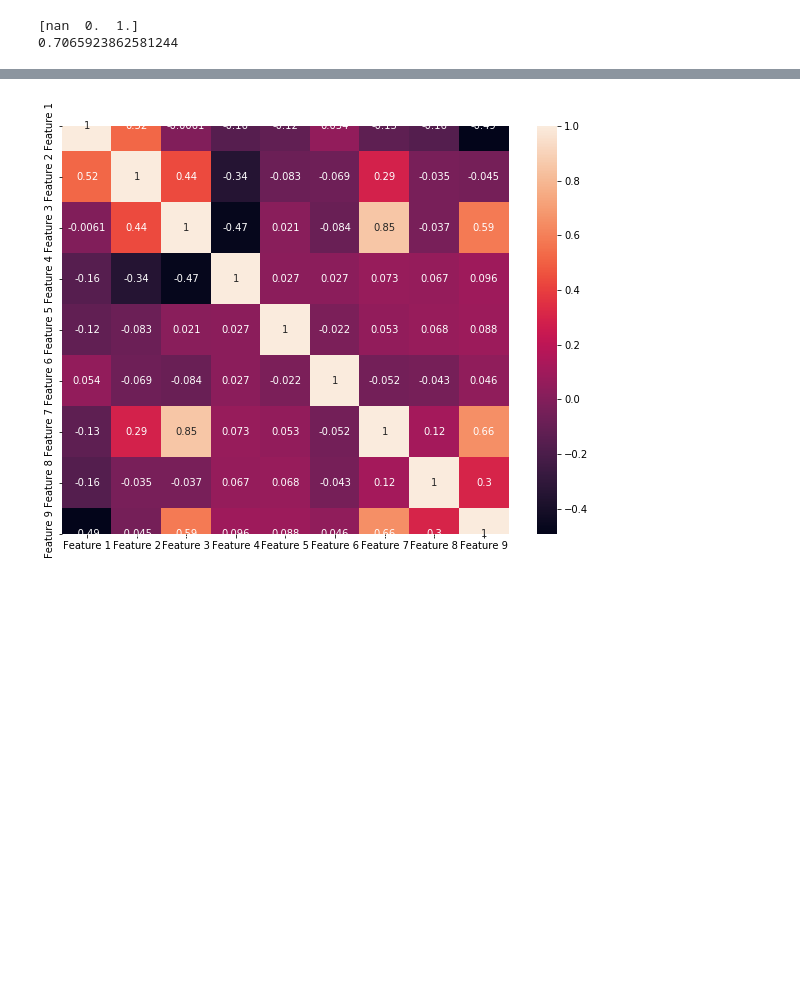
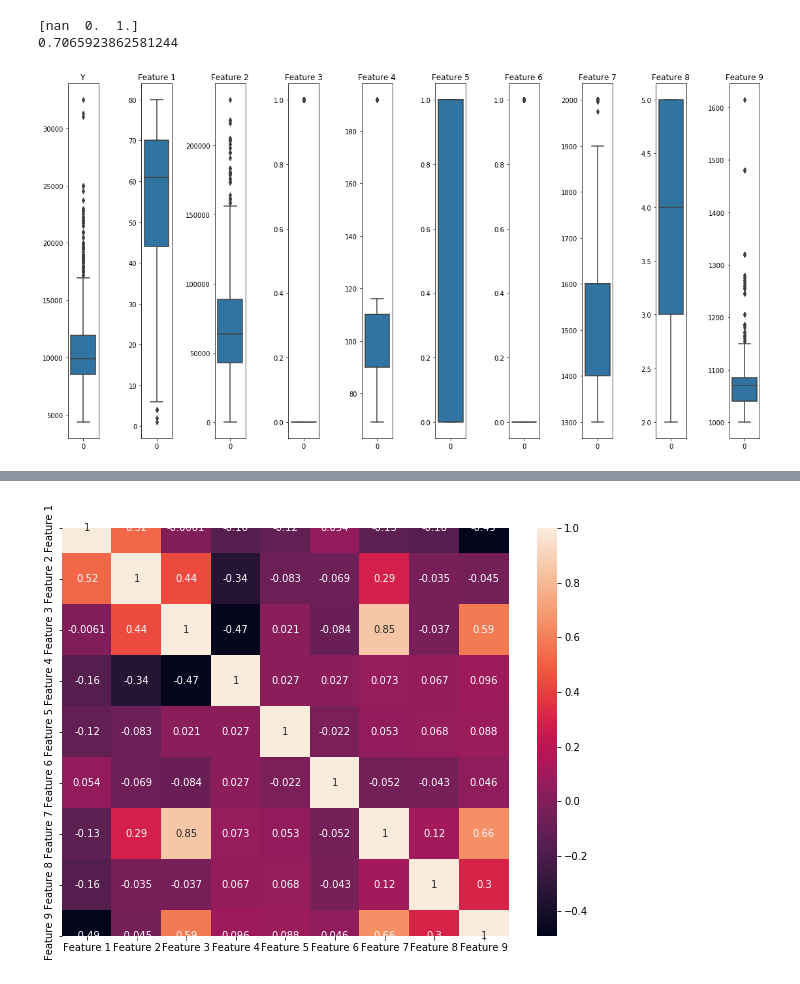
Before and after one commit to AminAminifar/regression, a Jupyter notebook: Main (11).ipynb, the cells around one changed output, grey strips where cells are left out. Saved outputs shown, nothing was run; the diff lists cells and outputs as text; code cells hidden in the pictures; blank space fills up the shorter version.

```diff
--- a/Main (11).ipynb
+++ b/Main (11).ipynb
@@ -108,12 +108,14 @@ train_train.drop(columns=['Y', 'Feature 3']).values,\
  train_validation.drop(columns=['Y', 'Feature 3']).values,\
  train_train['Y'].values, train_validation['Y'].values
 # %%
-if False:
+if True:
   number_of_columns=20
   number_of_rows = 1
   plt.figure(figsize=(number_of_columns,10*number_of_rows))
   for i, col in enumerate(train):
       ax = plt.subplot(1, number_of_columns, (i+1)*2)
       sns.boxplot(data=train[col])
       ax.title.set_text(train.columns[i])
+# %% [output]
+[figure, added]
 # %%
```
Also changed, not shown: parts of 12 cells of this notebook.
